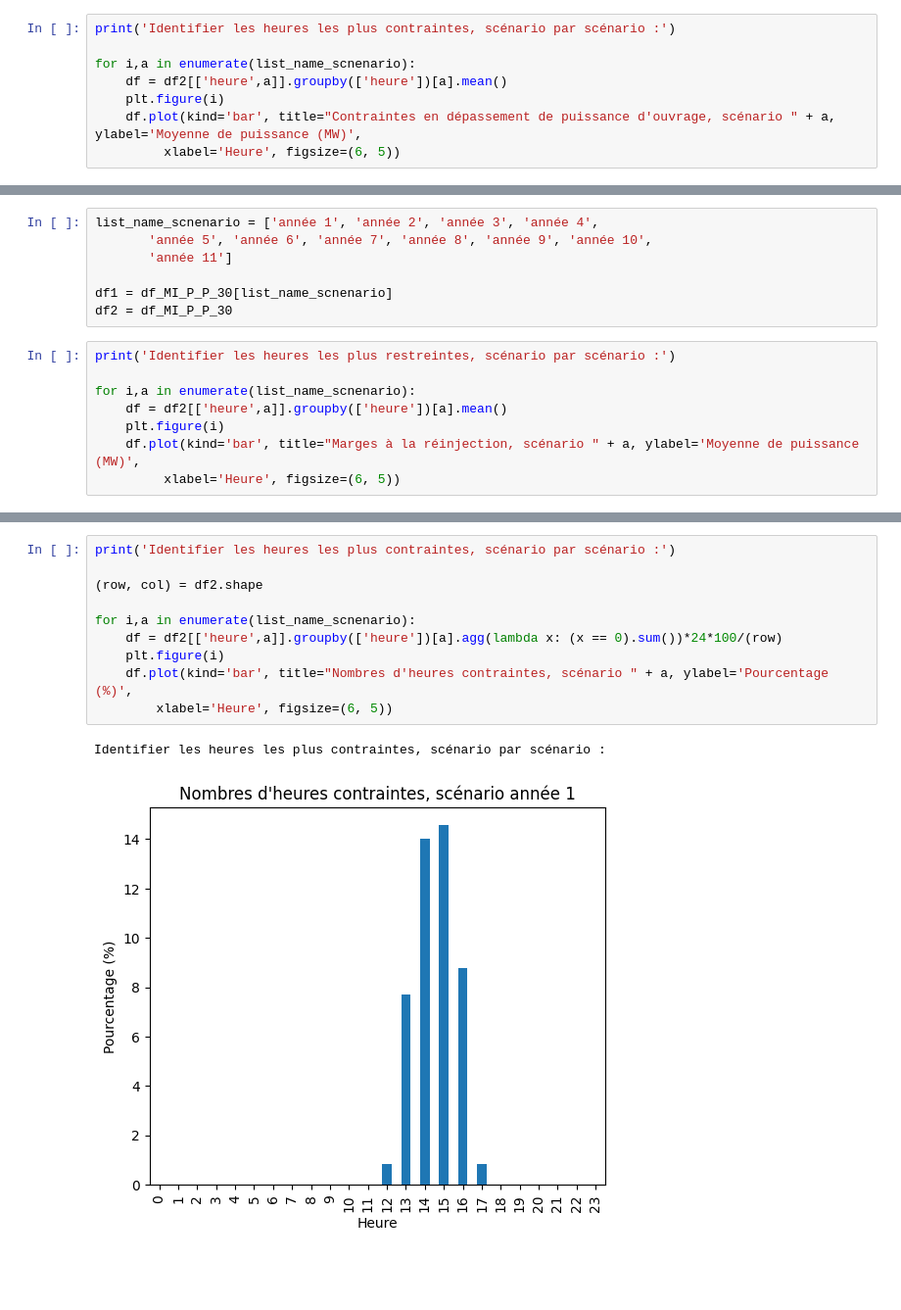
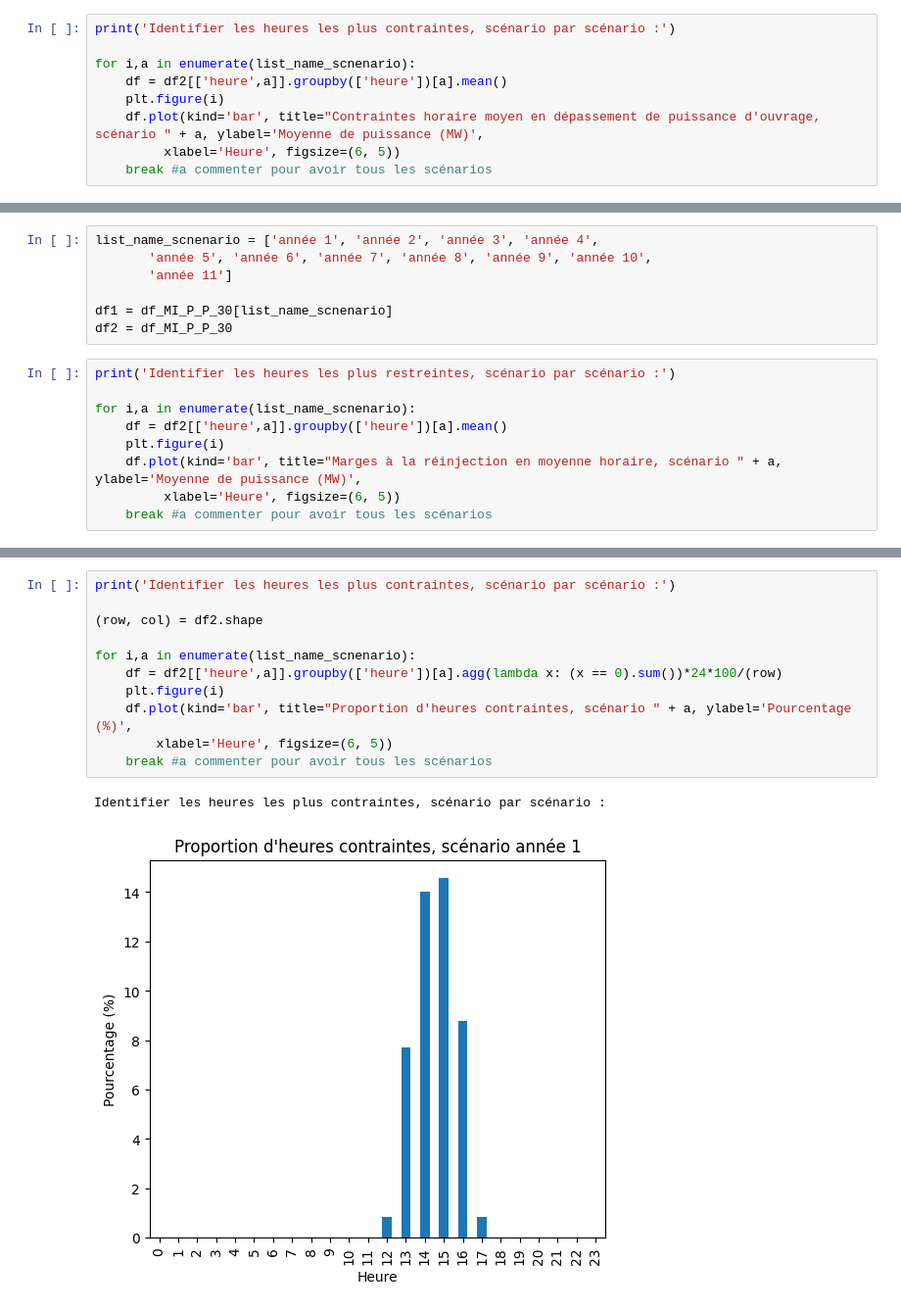
Before and after one commit to MattEclipse/congestion, a Jupyter notebook: notebooks/AO_flex_ex_Perquie.ipynb, the cells around one changed output, grey strips where cells are left out. Shown: that part at 98% size. Saved outputs shown, nothing was run; the diff lists cells and outputs as text; blank space fills up the shorter version.

```diff
--- a/notebooks/AO_flex_ex_Perquie.ipynb
+++ b/notebooks/AO_flex_ex_Perquie.ipynb
@@ -140,7 +153,8 @@ print('Identifier les heures les plus contraintes, scénario par scénario :')
 for i,a in enumerate(list_name_scnenario):
     df = df2[['heure',a]].groupby(['heure'])[a].mean()
     plt.figure(i)
-    df.plot(kind='bar', title="Contraintes en dépassement de puissance d'ouvrage, scénario " + a, ylabel='Moyenne de puissance (MW)',
+    df.plot(kind='bar', title="Contraintes horaire moyen en dépassement de puissance d'ouvrage, scénario " + a, ylabel='Moyenne de puissance (MW)',
          xlabel='Heure', figsize=(6, 5))
+    break #a commenter pour avoir tous les scénarios
 # %% [output]
 Identifier les heures les plus contraintes, scénario par scénario :
@@ -180,7 +184,8 @@ print('Identifier les heures les plus restreintes, scénario par scénario :')
 for i,a in enumerate(list_name_scnenario):
     df = df2[['heure',a]].groupby(['heure'])[a].mean()
     plt.figure(i)
-    df.plot(kind='bar', title="Marges à la réinjection, scénario " + a, ylabel='Moyenne de puissance (MW)',
+    df.plot(kind='bar', title="Marges à la réinjection en moyenne horaire, scénario " + a, ylabel='Moyenne de puissance (MW)',
          xlabel='Heure', figsize=(6, 5))
+    break #a commenter pour avoir tous les scénarios
 # %% [output]
 Identifier les heures les plus restreintes, scénario par scénario :
@@ -198,13 +193,14 @@ Identifier les heures les plus restreintes, scénario par scénario :
 # %%
 print('Identifier les heures les plus contraintes, scénario par scénario :')
 
 (row, col) = df2.shape
 
 for i,a in enumerate(list_name_scnenario):
     df = df2[['heure',a]].groupby(['heure'])[a].agg(lambda x: (x == 0).sum())*24*100/(row)
     plt.figure(i)
-    df.plot(kind='bar', title="Nombres d'heures contraintes, scénario " + a, ylabel='Pourcentage (%)',
+    df.plot(kind='bar', title="Proportion d'heures contraintes, scénario " + a, ylabel='Pourcentage (%)',
         xlabel='Heure', figsize=(6, 5))
+    break #a commenter pour avoir tous les scénarios
 # %% [output]
 Identifier les heures les plus contraintes, scénario par scénario :
-[figure, old version]
+[figure, new version]
```
Also changed, not shown: parts of 6 cells of this notebook.
